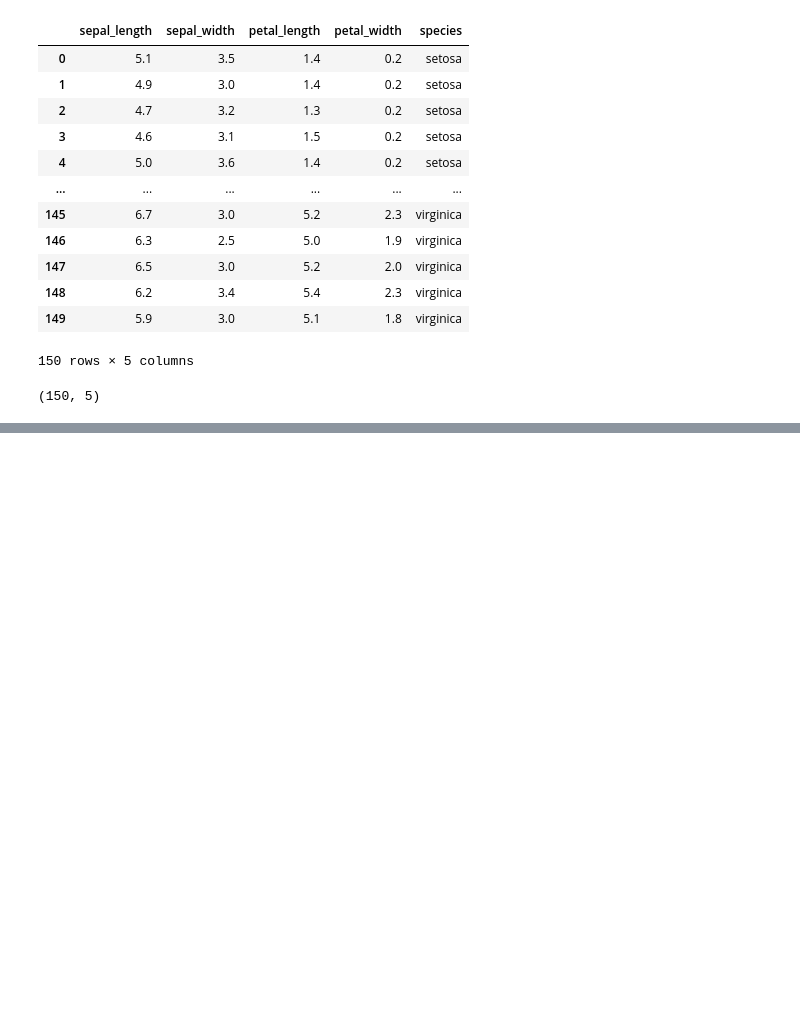
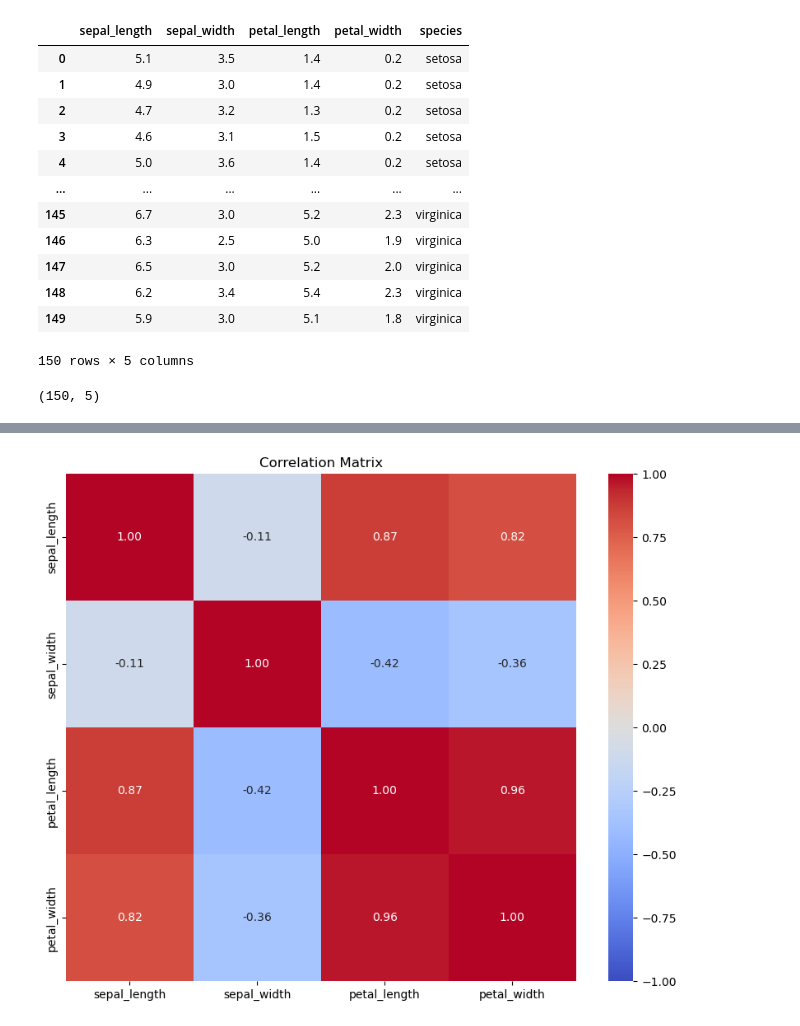
Before and after one commit to Gracemasebinu/iris, a Jupyter notebook: iris_project.ipynb, the cells around one changed output, grey strips where cells are left out. Saved outputs shown, nothing was run; the diff lists cells and outputs as text; code cells hidden in the pictures; blank space fills up the shorter version.

```diff
--- a/iris_project.ipynb
+++ b/iris_project.ipynb
@@ -28,0 +175,3 @@ iris.shape
+# %%
+corr = iris.drop('species', axis=1).corr()
+corr
@@ -28,0 +184,7 @@ iris.shape
+# %%
+plt.figure(figsize=(10, 8))
+sns.heatmap(corr, annot=True, cmap='coolwarm', fmt='.2f', vmin=-1, vmax=1)
+plt.title('Correlation Matrix')
+plt.show()
+# %% [output]
+[figure, added]
```
Also changed, not shown: parts of 31 cells of this notebook.
